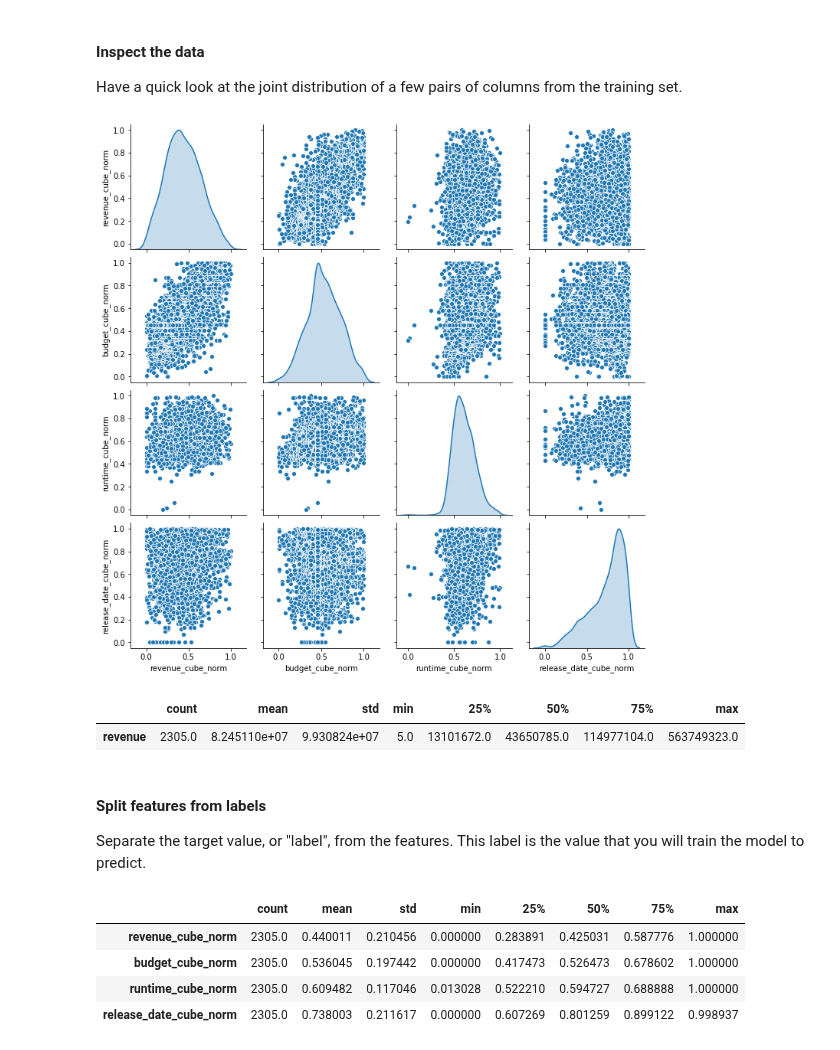
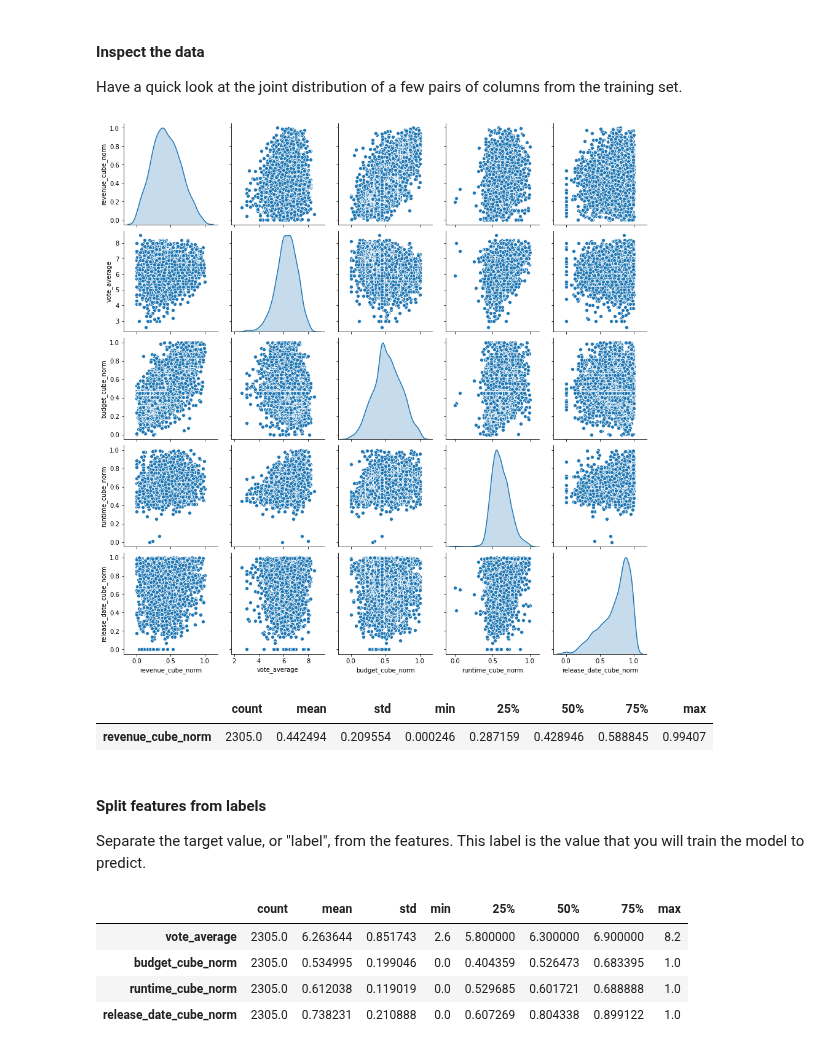
Before and after one commit to dluo96/datatonic-challenge, a Jupyter notebook: ml-prediction/ann-prediction.ipynb, the cells around one changed output. Drawn from its saved outputs; the diff is of its cells as text; code cells hidden in the pictures.

```diff
--- a/ml-prediction/ann-prediction.ipynb
+++ b/ml-prediction/ann-prediction.ipynb
@@ -187,8 +203,8 @@ movie_data_test_x_1  = movie_data_test[["vote_average", "budget_cube_norm", "run
 #### Inspect the data
 Have a quick look at the joint distribution of a few pairs of columns from the training set.
 # %%
-sns_plot_1 = sns.pairplot(movie_data[["revenue_cube_norm", "budget_cube_norm", "runtime_cube_norm", "release_date_cube_norm"]], diag_kind="kde")
+sns_plot_1 = sns.pairplot(movie_data[["revenue_cube_norm", "vote_average", "budget_cube_norm", "runtime_cube_norm", "release_date_cube_norm"]], diag_kind="kde")
 sns_plot_1.savefig(plot_dir+"sns_plot_revenue_budget_runtime_release_date_revenue.png")
 # %% [output]
-[figure, old version]
+[figure, new version]
 # %%
@@ -197,11 +213,11 @@ def y_data_description(y):
     y_stats = y_stats.transpose()
     return y_stats
 # %%
-movie_data_y_desc = y_data_description(movie_data_train_y)
+movie_data_y_desc = y_train_data_description(movie_data_train_y)
 movie_data_y_desc
 # %% [output]
 |  | count | mean | std | min | 25% | 50% | 75% | max |
-| revenue | 2305.0 | 8.245110e+07 | 9.930824e+07 | 5.0 | 13101672.0 | 43650785.0 | 114977104.0 | 563749323.0 |
+| revenue_cube_norm | 2305.0 | 0.442494 | 0.209554 | 0.000246 | 0.287159 | 0.428946 | 0.588845 | 0.99407 |
 # %% [markdown]
 #### Split features from labels
 Separate the target value, or "label", from the features. This label is the value that you will train the model to predict.
@@ -214,14 +227,14 @@ def x_data_description(x):
     x_stats = x_stats.transpose()
     return x_stats
 # %%
-movie_data_x_desc = x_data_description(movie_data_train_x_1)
+movie_data_x_desc = x_train_data_description(movie_data_train_x_1)
 movie_data_x_desc
 # %% [output]
 |  | count | mean | std | min | 25% | 50% | 75% | max |
-| revenue_cube_norm | 2305.0 | 0.440011 | 0.210456 | 0.000000 | 0.283891 | 0.425031 | 0.587776 | 1.000000 |
-| budget_cube_norm | 2305.0 | 0.536045 | 0.197442 | 0.000000 | 0.417473 | 0.526473 | 0.678602 | 1.000000 |
-| runtime_cube_norm | 2305.0 | 0.609482 | 0.117046 | 0.013028 | 0.522210 | 0.594727 | 0.688888 | 1.000000 |
-| release_date_cube_norm | 2305.0 | 0.738003 | 0.211617 | 0.000000 | 0.607269 | 0.801259 | 0.899122 | 0.998937 |
+| vote_average | 2305.0 | 6.263644 | 0.851743 | 2.6 | 5.800000 | 6.300000 | 6.900000 | 8.2 |
+| budget_cube_norm | 2305.0 | 0.534995 | 0.199046 | 0.0 | 0.404359 | 0.526473 | 0.683395 | 1.0 |
+| runtime_cube_norm | 2305.0 | 0.612038 | 0.119019 | 0.0 | 0.529685 | 0.601721 | 0.688888 | 1.0 |
+| release_date_cube_norm | 2305.0 | 0.738231 | 0.210888 | 0.0 | 0.607269 | 0.804338 | 0.899122 | 1.0 |
 # %%
 def build_model():
     model = keras.Sequential([
```
Also changed, not shown: parts of 23 cells of this notebook, 15 other files.
